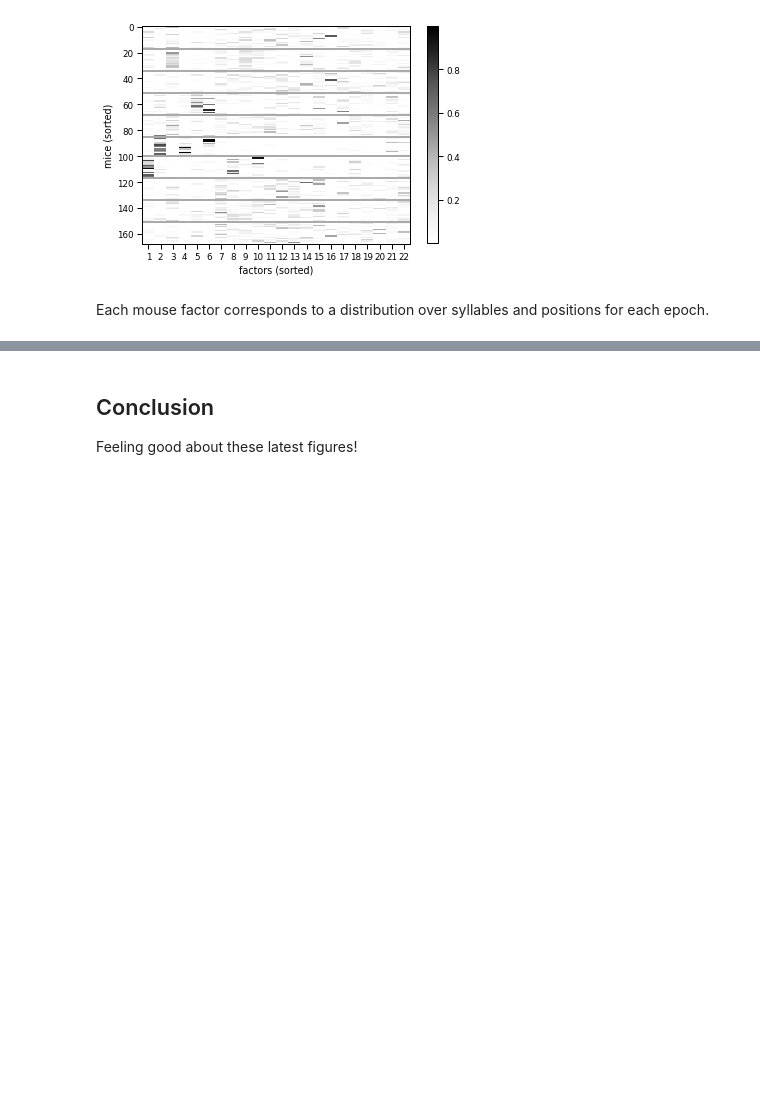
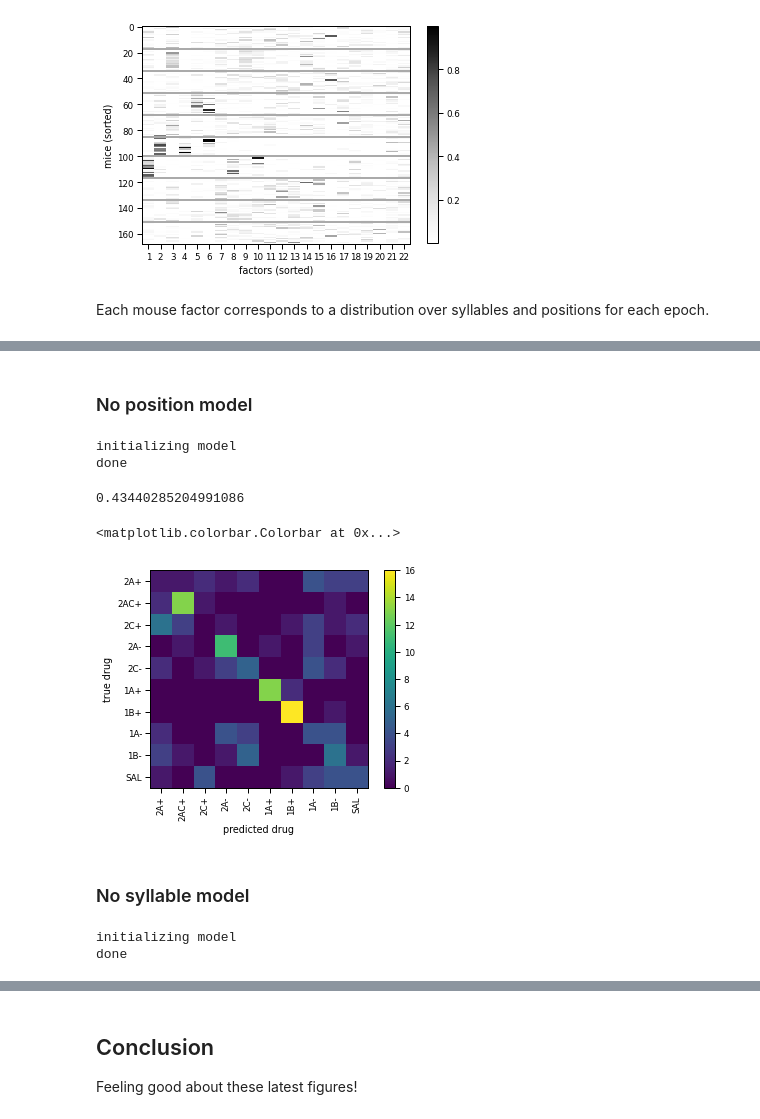
Before and after one commit to lindermanlab/dirichlet-tucker, a Jupyter notebook: analysis/serotonin/serotonin_postprocess.ipynb, the cells around one changed output, grey strips where cells are left out. Cells and saved outputs as stored; diff of their text form; code cells hidden in the pictures; blank space fills up the shorter version.

```diff
--- a/analysis/serotonin/serotonin_postprocess.ipynb
+++ b/analysis/serotonin/serotonin_postprocess.ipynb
@@ -423,0 +511,62 @@ plt.savefig(f"all_factors_drewperm_5-10.png", dpi=150)
+# %%
+# Construct a model **without position**
+X, y = load_data("/home/groups/swl1/swl1")
+X_nopos = X.sum(axis=2)
+X_nosyll = X.sum(axis=3)
+X_noepoch = jnp.tile(X.sum(axis=1, keepdims=True), [1, 2, 1, 1])
+# %% [markdown]
+### No position model
+# %%
+model_nopos = DTD3D(X_nopos[0,0].sum(), km, kn, ks, alpha=1.1)
+
+# Initialize the parameters randomly
+print("initializing model")
+init_params = model3d.sample_params(jr.PRNGKey(0), 168, 12, 50)
+print("done")
+
+# Fit the model with EM
+params_nopos, lps_nopos = model3d.fit(X_nopos, jnp.ones(X_nopos.shape[:2]), init_params, 2000)
+# %% [output]
+initializing model
+done
+# %%
+# Train classifier
+M_factors_nopos = params_nopos[1]
+
+parameters = {"C":10 ** np.linspace(-15,15,num=31)}
+lr = LogisticRegression()
+gridsearch = GridSearchCV(lr, parameters)
+gridsearch.fit(normalize_weights(M_factors_nopos), drugs)
+
+acc_nopos = gridsearch.best_score_
+print(acc_nopos)
+
+classifier = gridsearch.best_estimator_
+y_pred = cross_val_predict(classifier, normalize_weights(M_factors_nopos), y=drugs)
+confusion_mat_nopos = confusion_matrix(drugs, y_pred)
+
+plt.imshow(confusion_mat_nopos)
+plt.ylabel("true drug")
+plt.xlabel("predicted drug")
+plt.yticks(np.arange(10), drug_names)
+plt.xticks(np.arange(10), drug_names, rotation=90)
+plt.colorbar()
+# %% [output]
+0.43440285204991086
+<matplotlib.colorbar.Colorbar at 0x...>
+[figure, added]
+# %% [markdown]
+### No syllable model
+# %%
+model_nosyll = DTD3D(X_nosyll[0,0].sum(), km, kn, kp, alpha=1.1)
+
+# Initialize the parameters randomly
+print("initializing model")
+init_params = model_nosyll.sample_params(jr.PRNGKey(0), 168, 12, 10)
+print("done")
+
+# Fit the model with EM
+params_nosyll, lps_nosyll = model_nosyll.fit(X_nosyll, jnp.ones(X_nosyll.shape[:2]), init_params, 2000)
+# %% [output]
+initializing model
+done
```
Also changed, not shown: parts of 38 cells of this notebook.
